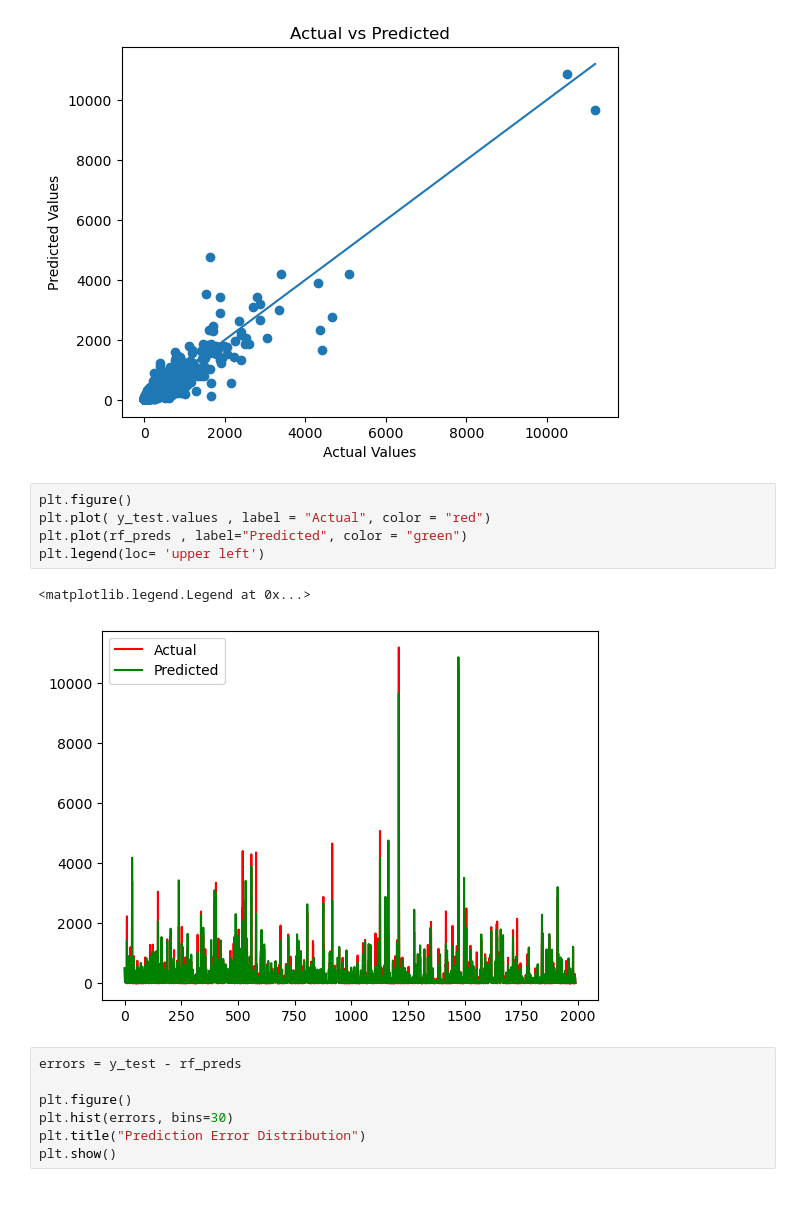
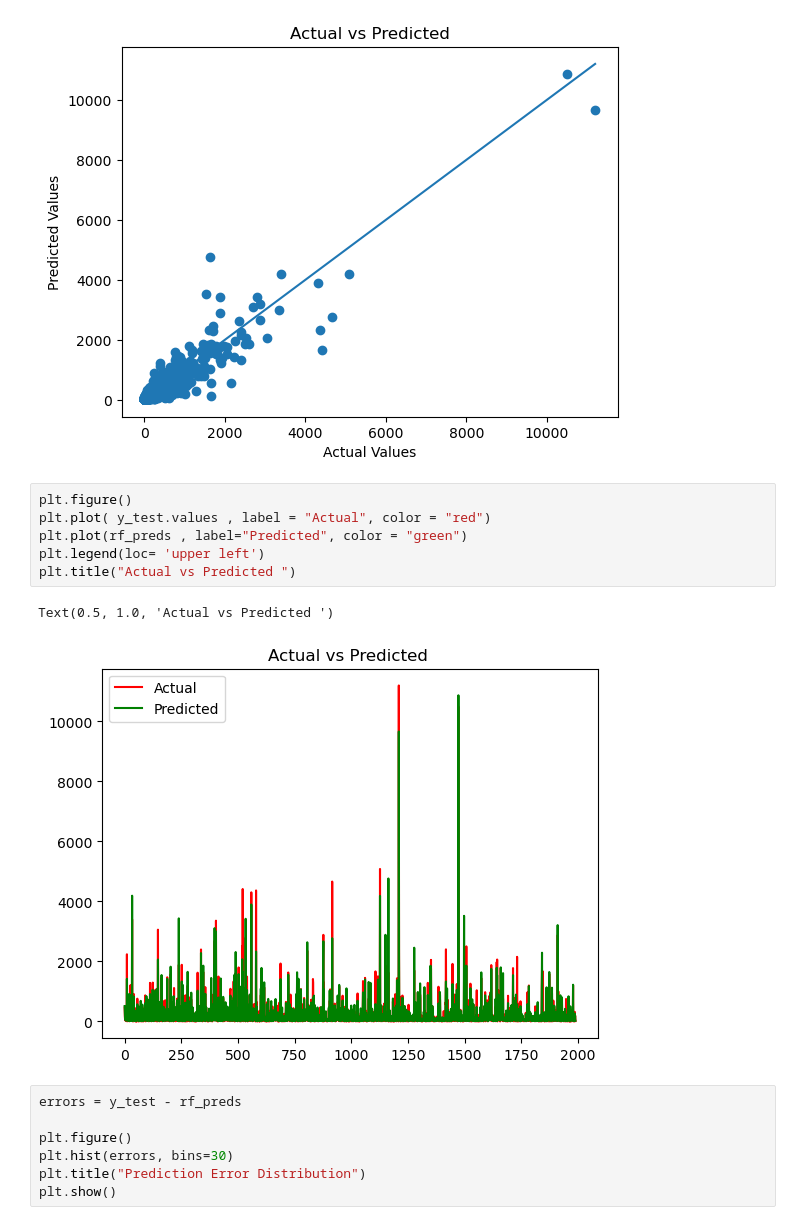
Before and after one commit to ayushporwal2006/FUTURE_ML_01, a Jupyter notebook: Task_1.ipynb, the cells around one changed output. Cells and saved outputs as stored; diff of their text form; blank space fills up the shorter version.

```diff
--- a/Task_1.ipynb
+++ b/Task_1.ipynb
@@ -364,11 +377,12 @@ plt.show()
 # %%
 plt.figure()
 plt.plot( y_test.values , label = "Actual", color = "red")
 plt.plot(rf_preds , label="Predicted", color = "green")
 plt.legend(loc= 'upper left')
+plt.title("Actual vs Predicted ")
 # %% [output]
-<matplotlib.legend.Legend at 0x...>
+Text(0.5, 1.0, 'Actual vs Predicted ')
-[figure, old version]
+[figure, new version]
 # %%
 errors = y_test - rf_preds
 
```
Also changed, not shown: parts of 3 cells of this notebook.
